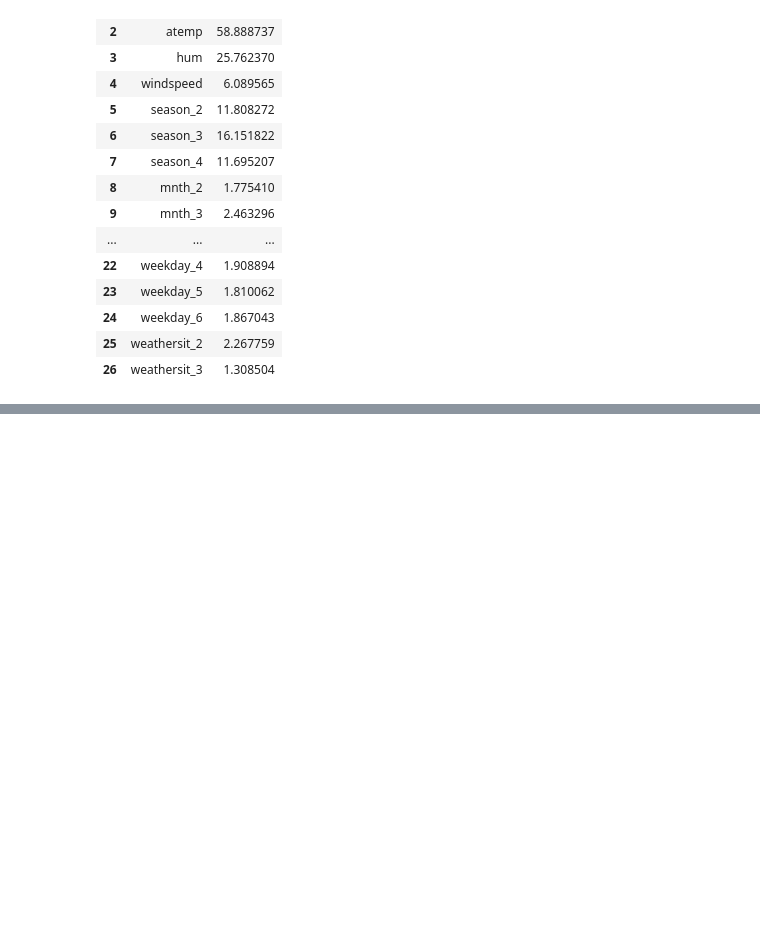
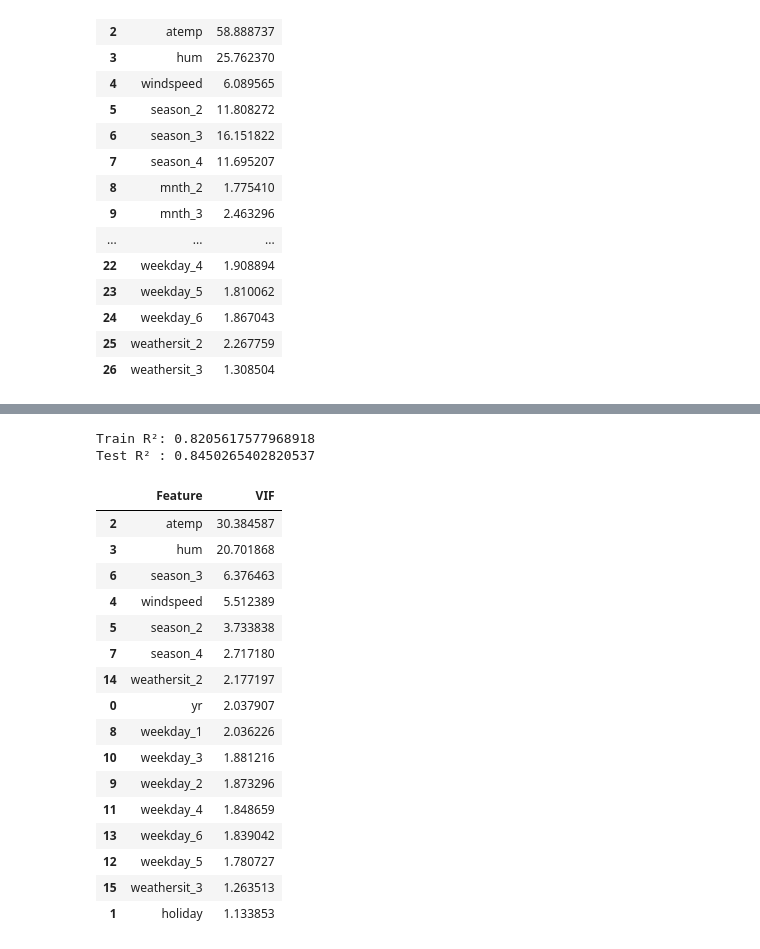
Before and after one commit to purnima928/LogicMojo-AI-ML-June26-Purnima928, a Jupyter notebook: notebooks/bike_rental.ipynb, the cells around one changed output, grey strips where cells are left out. Saved outputs shown, nothing was run; the diff lists cells and outputs as text; code cells hidden in the pictures; blank space fills up the shorter version.

```diff
--- a/notebooks/bike_rental.ipynb
+++ b/notebooks/bike_rental.ipynb
@@ -747,0 +809,52 @@ vif
+# %%
+# Drop month dummies
+month_cols = [col for col in X_train.columns if col.startswith("mnth_")]
+
+X_train_exp2 = X_train.drop(columns=month_cols)
+X_test_exp2 = X_test.drop(columns=month_cols)
+
+# Scale
+scaler = StandardScaler()
+X_train_exp2_scaled = scaler.fit_transform(X_train_exp2)
+X_test_exp2_scaled = scaler.transform(X_test_exp2)
+
+# Train
+model = LinearRegression()
+model.fit(X_train_exp2_scaled, y_train)
+
+# Predictions
+y_pred_train = model.predict(X_train_exp2_scaled)
+y_pred_test = model.predict(X_test_exp2_scaled)
+
+# Metrics
+print("Train R²:", r2_score(y_train, y_pred_train))
+print("Test R² :", r2_score(y_test, y_pred_test))
+
+# VIF
+vif = pd.DataFrame({
+    "Feature": X_train_exp2.columns,
+    "VIF": [variance_inflation_factor(X_train_exp2.values, i)
+            for i in range(X_train_exp2.shape[1])]
+})
+
+display(vif.sort_values("VIF", ascending=False))
+# %% [output]
+Train R²: 0.8205617577968918
+Test R² : 0.8450265402820537
+|  | Feature | VIF |
+| 2 | atemp | 30.384587 |
+| 3 | hum | 20.701868 |
+| 6 | season_3 | 6.376463 |
+| 4 | windspeed | 5.512389 |
+| 5 | season_2 | 3.733838 |
+| 7 | season_4 | 2.717180 |
+| 14 | weathersit_2 | 2.177197 |
+| 0 | yr | 2.037907 |
+| 8 | weekday_1 | 2.036226 |
+| 10 | weekday_3 | 1.881216 |
+| 9 | weekday_2 | 1.873296 |
+| 11 | weekday_4 | 1.848659 |
+| 13 | weekday_6 | 1.839042 |
+| 12 | weekday_5 | 1.780727 |
+| 15 | weathersit_3 | 1.263513 |
+| 1 | holiday | 1.133853 |
```
Also changed, not shown: parts of 3 cells of this notebook, 1 other file.
